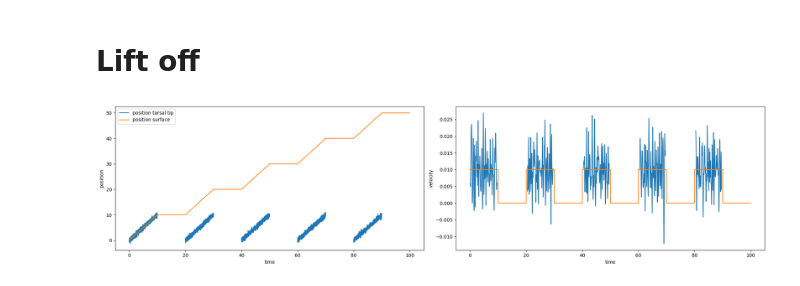
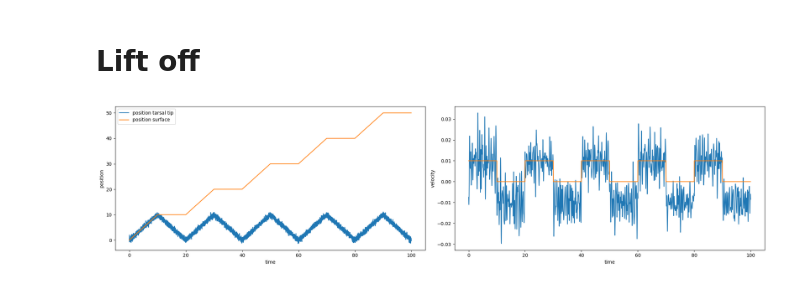
Before and after one commit to bidaye-lab/kinematics_analysis, a Jupyter notebook: model.ipynb, the cells around one changed output. Cells and saved outputs as stored; diff of their text form; code cells hidden in the pictures.

Commit message:
changed plot for lift off

```diff
--- a/model.ipynb
+++ b/model.ipynb
@@ -56,30 +56,30 @@ fig.tight_layout()
 # Lift off
 # %%
 # position of tarsal tip
-x = np.hstack([x_rising, x_nan] * 5)
+x = np.hstack([x_rising, x_falling] * 5)
 x_tars = add_noise(x)
 v_tars = np.gradient(smooth(x_tars, 10))
 
 # target: position of surface
 x = np.hstack([x_rising, x_ten])
 x_surf = np.hstack([ x + 10*i for i in range(5) ])
 v_surf = np.gradient(x_surf)
 
 # plot
 fig, axarr = plt.subplots(figsize=(20, 5), ncols=2)
 ax = axarr[0]
 ax.plot(t, x_tars, label='position tarsal tip')
 ax.plot(t, x_surf, label='position surface')
 ax.legend()
 ax.set_ylabel('position')
 ax.set_xlabel('time')
 
 ax = axarr[1]
 ax.plot(t, v_tars, label='position tarsal tip')
 ax.plot(t, v_surf, label='position surface')
 ax.set_ylabel('velocity')
 ax.set_xlabel('time')
 
 fig.tight_layout()
 # %% [output]
-[figure, old version]
+[figure, new version]
```
